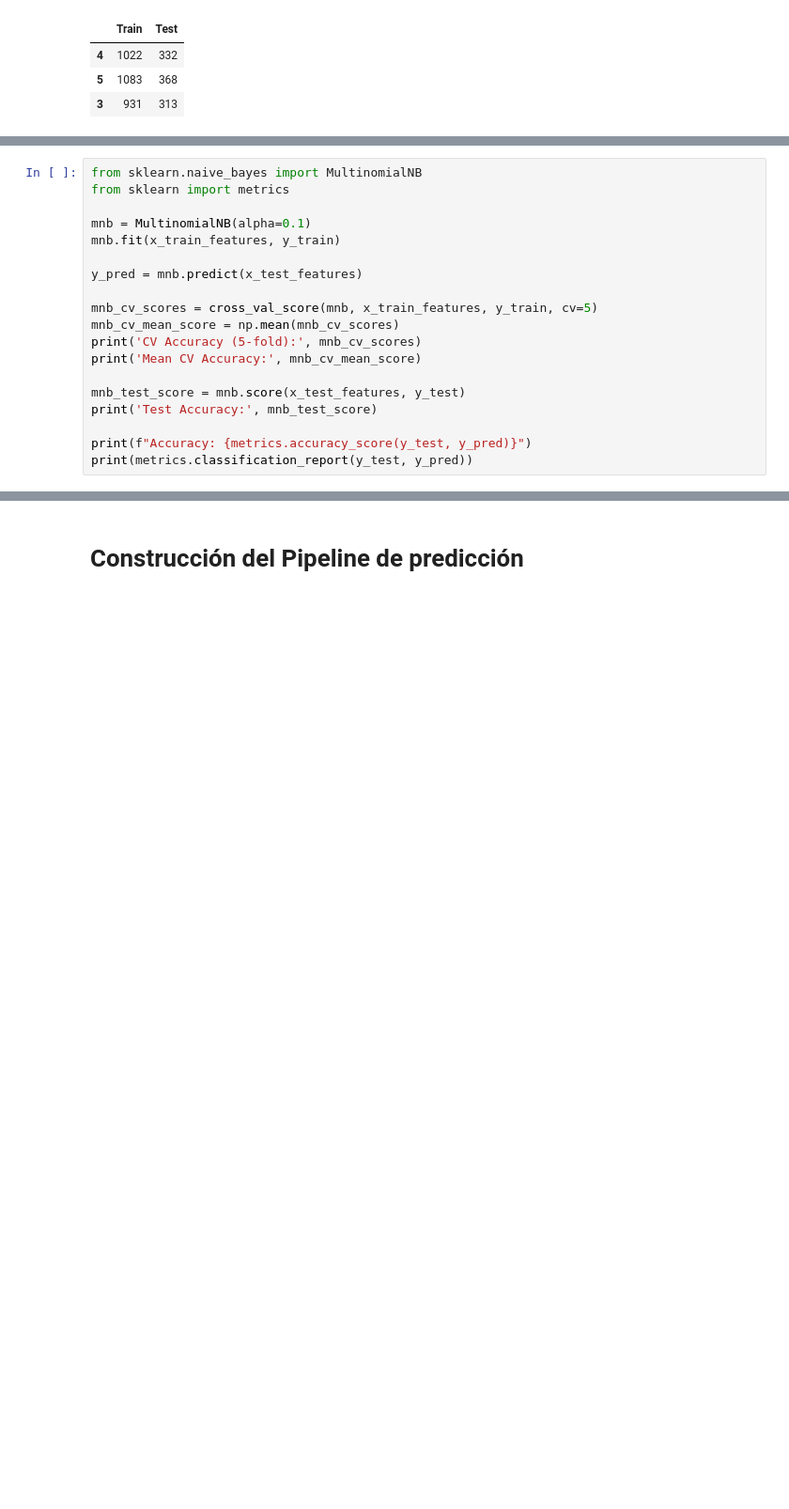
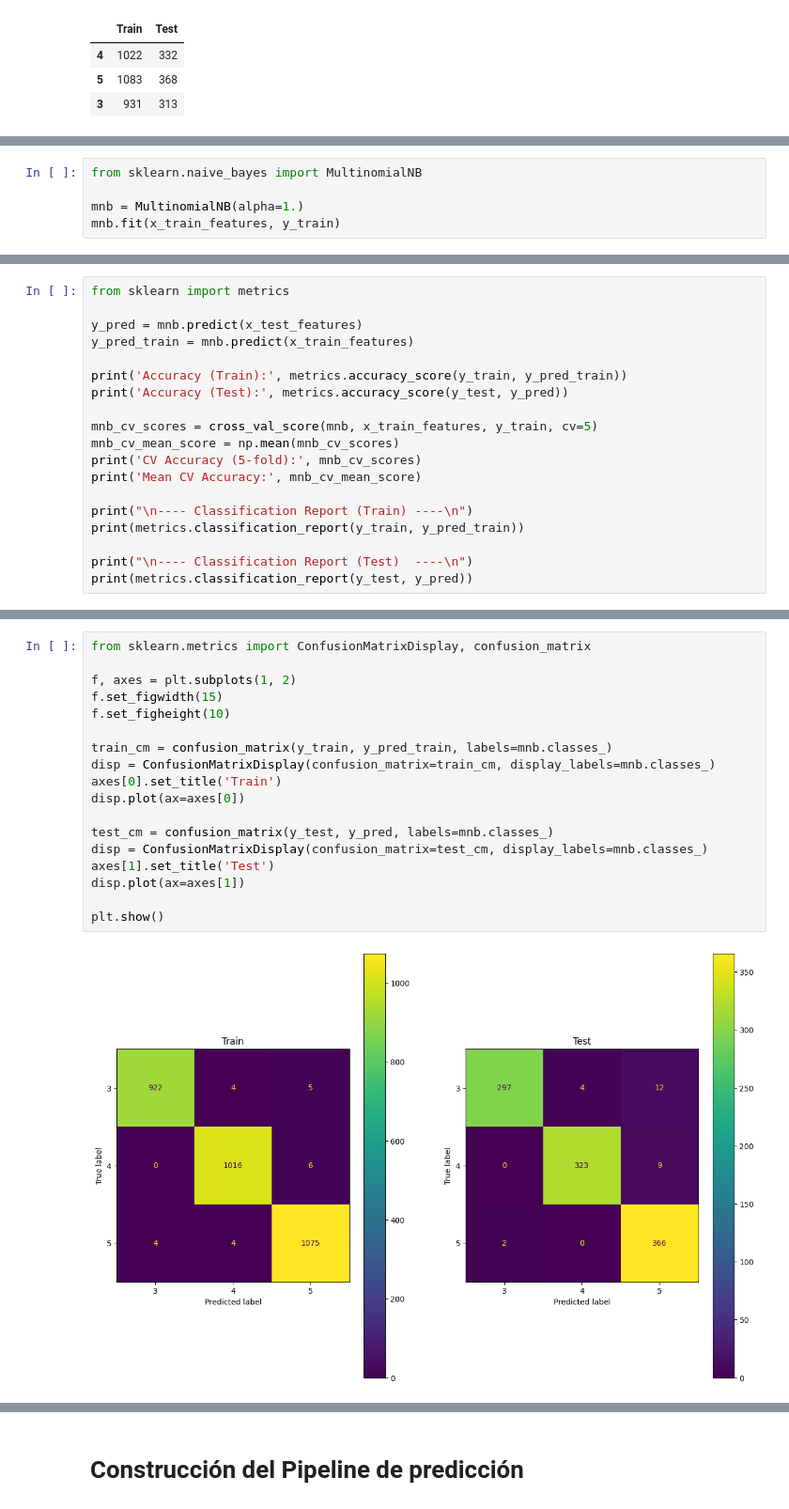
Before and after one commit to Danielfts/BI_PROY1_2402, a Jupyter notebook: Proyecto 1/Etapa 1/Modelo_B/modelo_b.ipynb, the cells around one changed output, grey strips where cells are left out. Shown at 94% size. Saved outputs shown, nothing was run; the diff lists cells and outputs as text; blank space fills up the shorter version.

```diff
--- a/Proyecto 1/Etapa 1/Modelo_B/modelo_b.ipynb
+++ b/Proyecto 1/Etapa 1/Modelo_B/modelo_b.ipynb
@@ -142,0 +170,5 @@ x_train_features.shape, x_test_features.shape
+# %%
+from sklearn.naive_bayes import MultinomialNB
+
+mnb = MultinomialNB(alpha=1.)
+mnb.fit(x_train_features, y_train)
@@ -143,20 +179,20 @@ x_train_features.shape, x_test_features.shape
 # %%
-from sklearn.naive_bayes import MultinomialNB
 from sklearn import metrics
 
-mnb = MultinomialNB(alpha=0.1)
-mnb.fit(x_train_features, y_train)
+y_pred = mnb.predict(x_test_features)
+y_pred_train = mnb.predict(x_train_features)
 
-y_pred = mnb.predict(x_test_features)
+print('Accuracy (Train):', metrics.accuracy_score(y_train, y_pred_train))
+print('Accuracy (Test):', metrics.accuracy_score(y_test, y_pred))
 
 mnb_cv_scores = cross_val_score(mnb, x_train_features, y_train, cv=5)
 mnb_cv_mean_score = np.mean(mnb_cv_scores)
 print('CV Accuracy (5-fold):', mnb_cv_scores)
 print('Mean CV Accuracy:', mnb_cv_mean_score)
 
-mnb_test_score = mnb.score(x_test_features, y_test)
-print('Test Accuracy:', mnb_test_score)
+print("\n---- Classification Report (Train) ----\n")
+print(metrics.classification_report(y_train, y_pred_train))
 
-print(f"Accuracy: {metrics.accuracy_score(y_test, y_pred)}")
+print("\n---- Classification Report (Test)  ----\n")
 print(metrics.classification_report(y_test, y_pred))
 # %% [output]
@@ -175,2 +215,22 @@ Accuracy: 0.9693978282329714
 weighted avg       0.97      0.97      0.97      1013
+# %%
+from sklearn.metrics import ConfusionMatrixDisplay, confusion_matrix
+
+f, axes = plt.subplots(1, 2)
+f.set_figwidth(15)
+f.set_figheight(10)
+
+train_cm = confusion_matrix(y_train, y_pred_train, labels=mnb.classes_)
+disp = ConfusionMatrixDisplay(confusion_matrix=train_cm, display_labels=mnb.classes_)
+axes[0].set_title('Train')
+disp.plot(ax=axes[0])
+
+test_cm = confusion_matrix(y_test, y_pred, labels=mnb.classes_)
+disp = ConfusionMatrixDisplay(confusion_matrix=test_cm, display_labels=mnb.classes_)
+axes[1].set_title('Test')
+disp.plot(ax=axes[1])
+
+plt.show()
+# %% [output]
+[figure, added]
 # %% [markdown]
```
Also changed, not shown: parts of 41 cells of this notebook, 4 other files.
